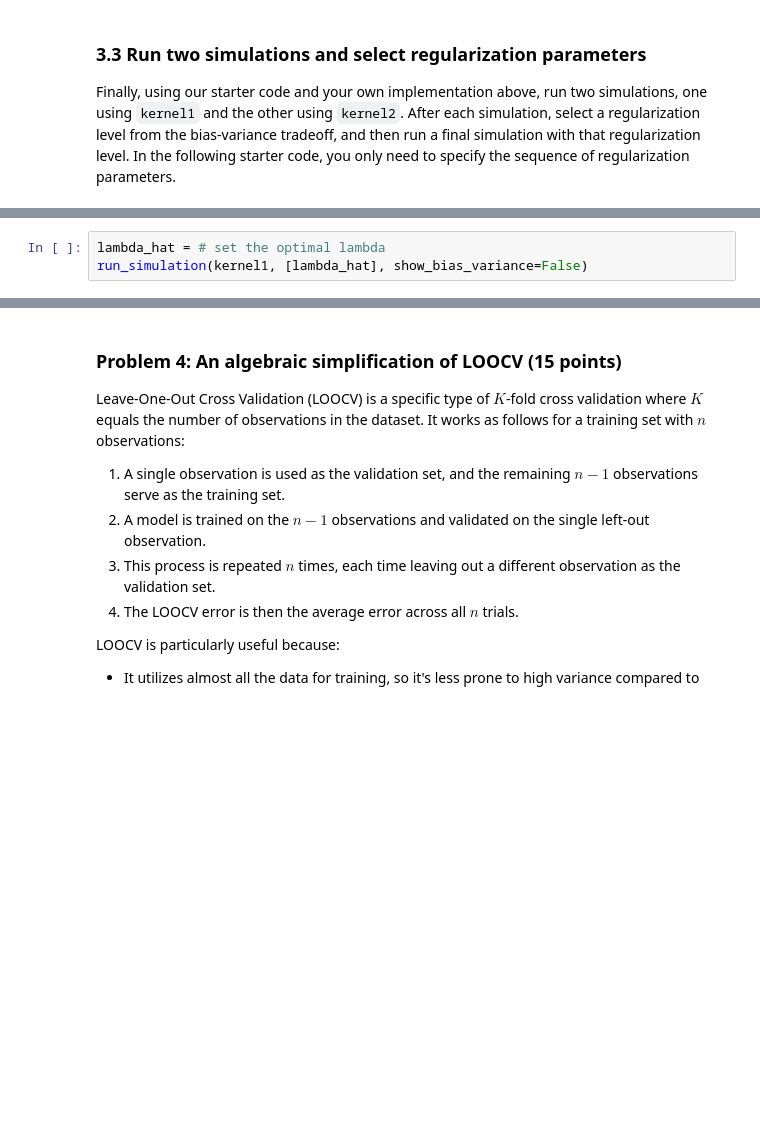
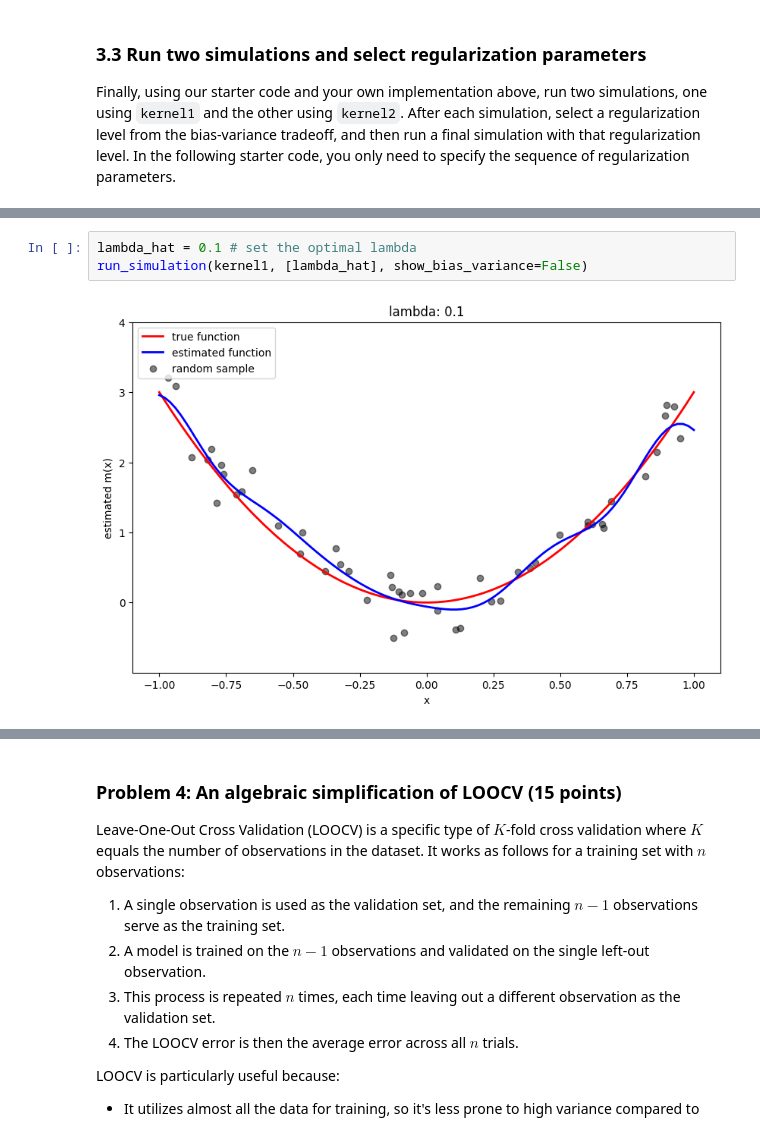
Before and after one commit to BonniePappas/Intermediate-ML, a Jupyter notebook: assignments/assn1/assn1.ipynb, the cells around one changed output, grey strips where cells are left out. Cells and saved outputs as stored; diff of their text form; blank space fills up the shorter version.

```diff
--- a/assignments/assn1/assn1.ipynb
+++ b/assignments/assn1/assn1.ipynb
@@ -457,4 +534,6 @@ run_simulation(kernel1, lmbdas)
 # %%
-lambda_hat = # set the optimal lambda
+lambda_hat = 0.1 # set the optimal lambda
 run_simulation(kernel1, [lambda_hat], show_bias_variance=False)
+# %% [output]
+[figure, added]
 # %%
```
Also changed, not shown: parts of 16 cells of this notebook.
